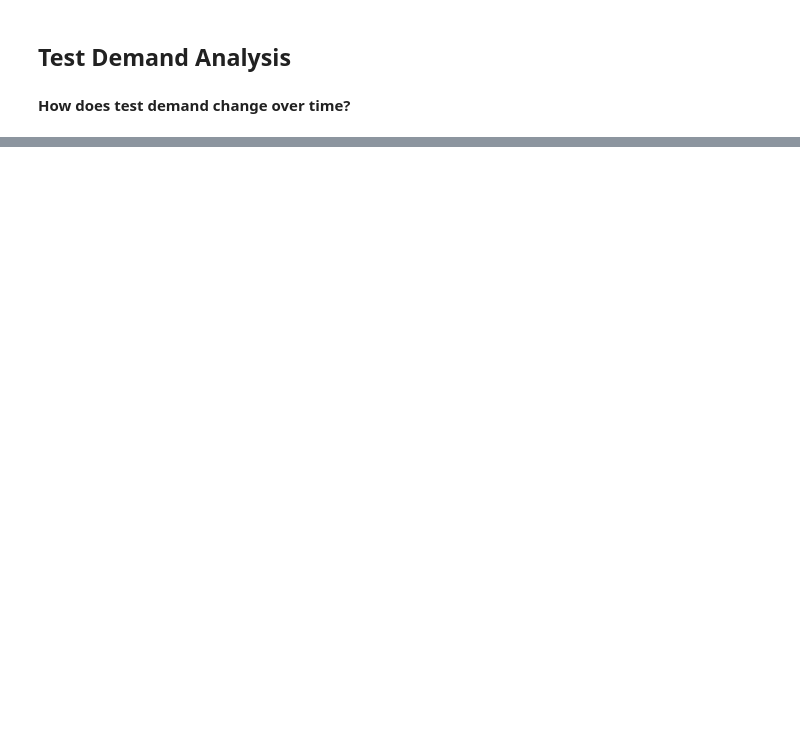
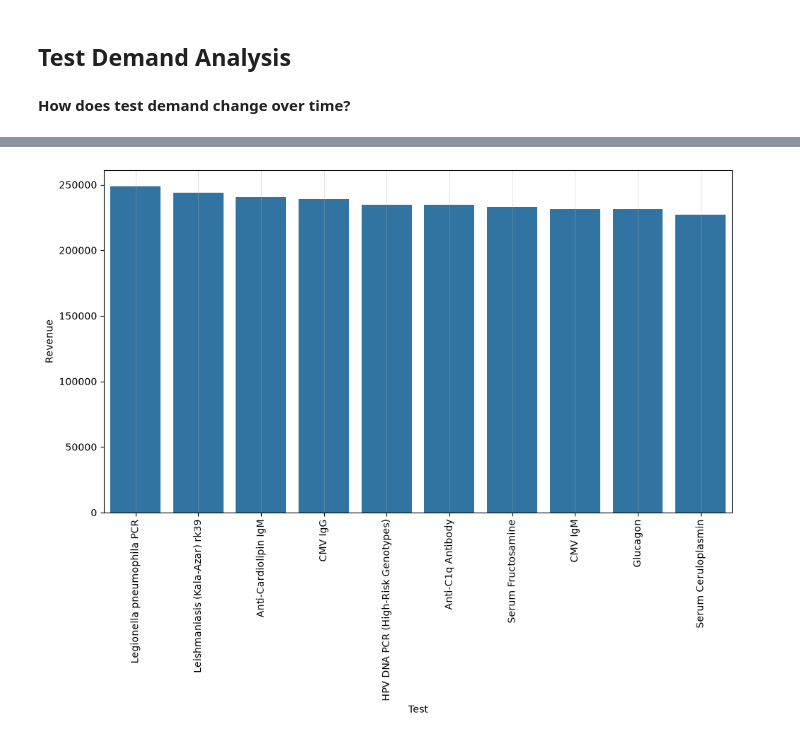
Before and after one commit to y-imran/Laboratory-Data-Analysis, a Jupyter notebook: src/laboratory_data_analysis/notebook/laboratory_demand_analysis.ipynb, the cells around one changed output, grey strips where cells are left out. Saved outputs shown, nothing was run; the diff lists cells and outputs as text; code cells hidden in the pictures; blank space fills up the shorter version.

```diff
--- a/src/laboratory_data_analysis/notebook/laboratory_demand_analysis.ipynb
+++ b/src/laboratory_data_analysis/notebook/laboratory_demand_analysis.ipynb
@@ -364,18 +365,20 @@ save_chart('less_frequent_performed_tests')
 # %%
-plt.figure(figsize=(12, 6))
+plt.figure(figsize=(10, 8))
 
 sns.barplot(
     data=test_demand_revenue.head(10),
-    x='revenue',
-    y='test_name'
+    x='test_name',
+    y='revenue'
 )
 
-plt.xlabel('Revenue')
-plt.ylabel('Test')
-
+plt.xlabel('Test')
+plt.ylabel('Revenue')
+plt.xticks(rotation=90, ha='center')
 plt.grid(axis='x', alpha=0.3)
 plt.tight_layout()
 save_chart('top_10_tests_by_revenue')
+# %% [output]
+[figure, added]
 # %%
 def add_text(
     pdf,
```
Also changed, not shown: parts of 13 cells of this notebook, 3 other files.
